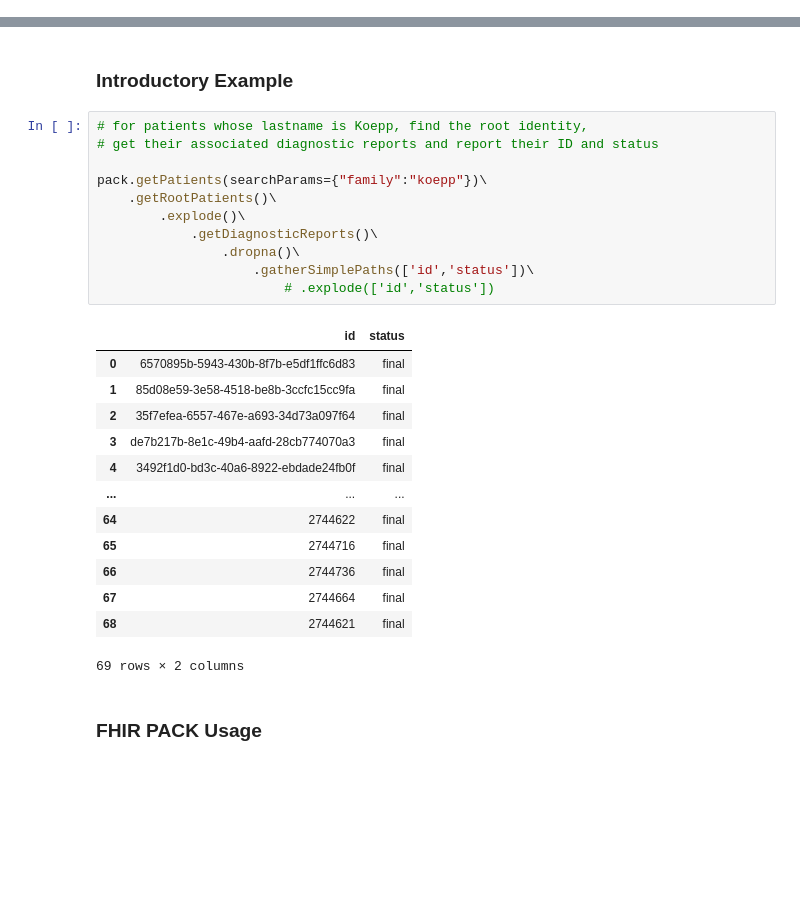
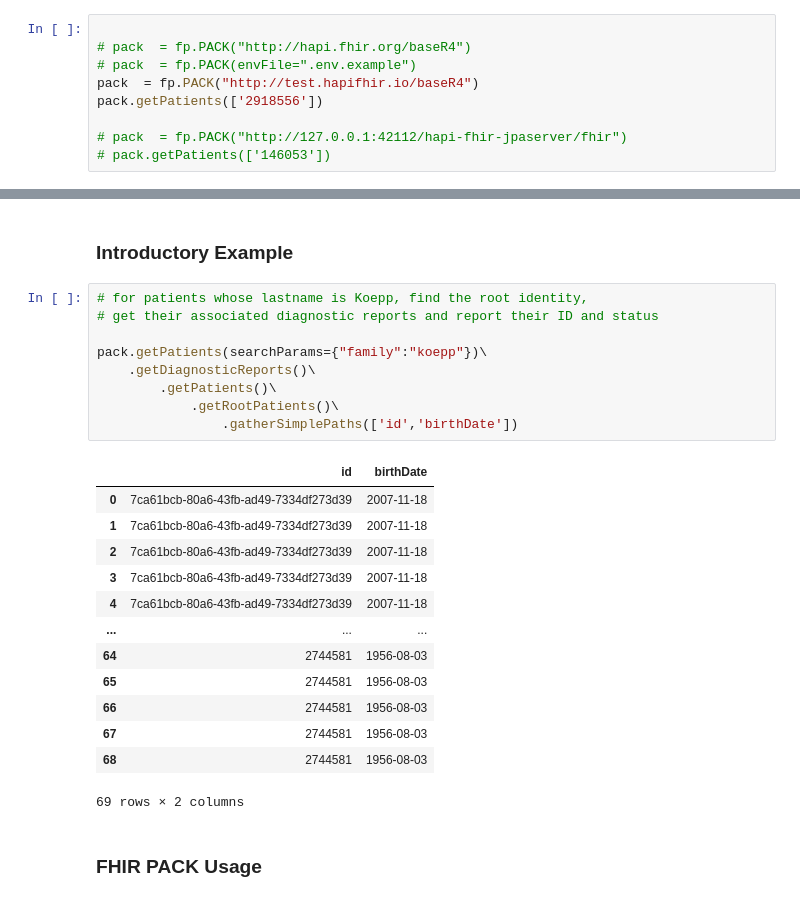
Before and after one commit to fhirpack/fhirpack, a Jupyter notebook: docs/examples/usage.ipynb, the cells around one changed output, grey strips where cells are left out. Drawn from its saved outputs; the diff is of its cells as text; blank space fills up the shorter version.

```diff
--- a/docs/examples/usage.ipynb
+++ b/docs/examples/usage.ipynb
@@ -106,0 +110,9 @@ pack.getPatients(['2918556'])
+# %%
+
+# pack  = fp.PACK("http://hapi.fhir.org/baseR4")
+# pack  = fp.PACK(envFile=".env.example")
+pack  = fp.PACK("http://test.hapifhir.io/baseR4")
+pack.getPatients(['2918556'])
+
+# pack  = fp.PACK("http://127.0.0.1:42112/hapi-fhir-jpaserver/fhir")
+# pack.getPatients(['146053'])
@@ -121,27 +166,25 @@ pack.getPatients(['2918556'])
 # %%
 # for patients whose lastname is Koepp, find the root identity,
 # get their associated diagnostic reports and report their ID and status
 
 pack.getPatients(searchParams={"family":"koepp"})\
-	.getRootPatients()\
-		.explode()\
-			.getDiagnosticReports()\
-				.dropna()\
-					.gatherSimplePaths(['id','status'])\
-						# .explode(['id','status'])
+	.getDiagnosticReports()\
+		.getPatients()\
+			.getRootPatients()\
+				.gatherSimplePaths(['id','birthDate'])
 # %% [output]
-|  | id | status |
-| 0 | 6570895b-5943-430b-8f7b-e5df1ffc6d83 | final |
-| 1 | 85d08e59-3e58-4518-be8b-3ccfc15cc9fa | final |
-| 2 | 35f7efea-6557-467e-a693-34d73a097f64 | final |
-| 3 | de7b217b-8e1c-49b4-aafd-28cb774070a3 | final |
-| 4 | 3492f1d0-bd3c-40a6-8922-ebdade24fb0f | final |
+|  | id | birthDate |
+| 0 | 7ca61bcb-80a6-43fb-ad49-7334df273d39 | 2007-11-18 |
+| 1 | 7ca61bcb-80a6-43fb-ad49-7334df273d39 | 2007-11-18 |
+| 2 | 7ca61bcb-80a6-43fb-ad49-7334df273d39 | 2007-11-18 |
+| 3 | 7ca61bcb-80a6-43fb-ad49-7334df273d39 | 2007-11-18 |
+| 4 | 7ca61bcb-80a6-43fb-ad49-7334df273d39 | 2007-11-18 |
 | ... | ... | ... |
-| 64 | 2744622 | final |
-| 65 | 2744716 | final |
-| 66 | 2744736 | final |
-| 67 | 2744664 | final |
-| 68 | 2744621 | final |
+| 64 | 2744581 | 1956-08-03 |
+| 65 | 2744581 | 1956-08-03 |
+| 66 | 2744581 | 1956-08-03 |
+| 67 | 2744581 | 1956-08-03 |
+| 68 | 2744581 | 1956-08-03 |
 69 rows × 2 columns
 # %% [markdown]
 ### FHIR PACK Usage
```
Also changed, not shown: parts of 46 cells of this notebook, 11 other files.
